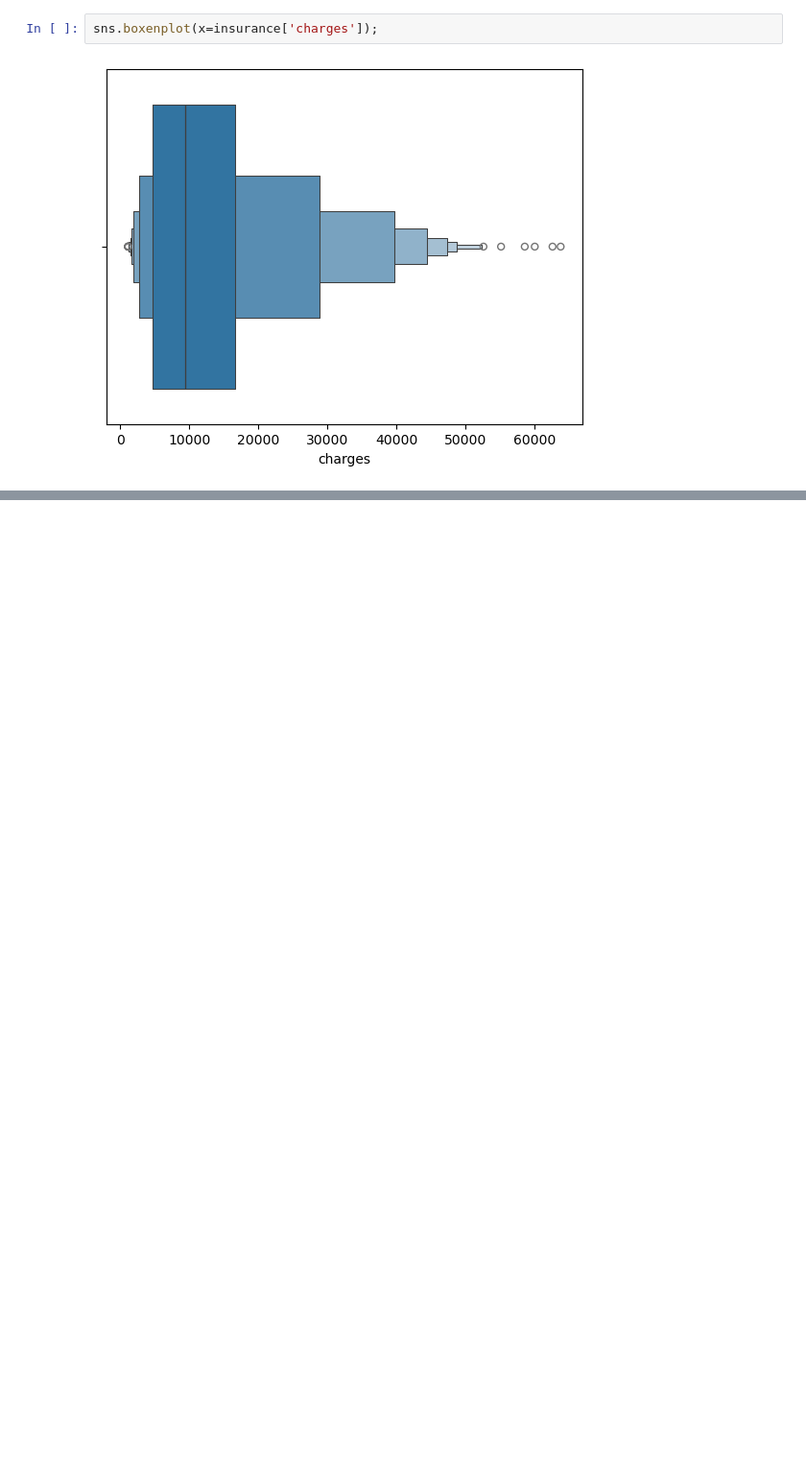
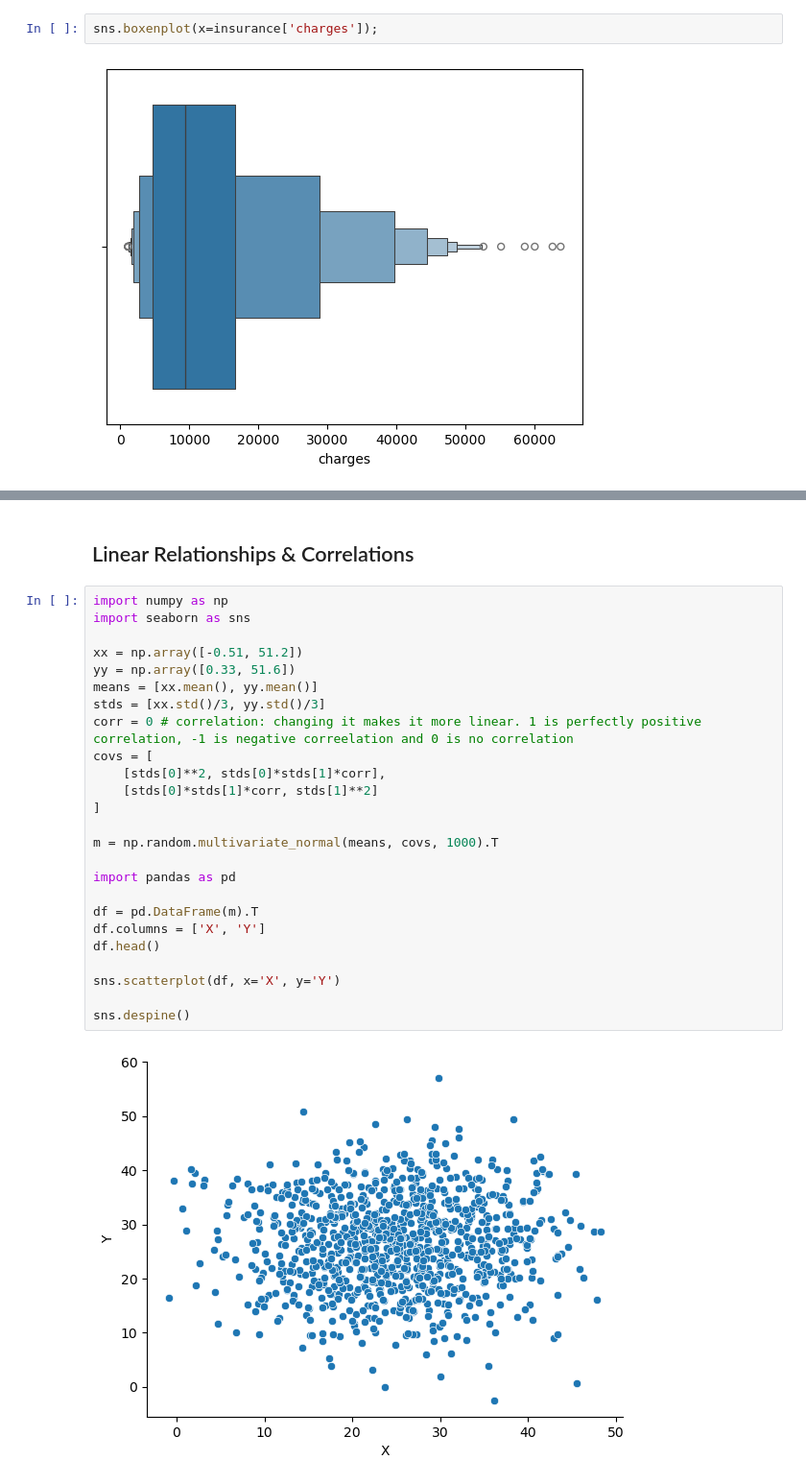
Before and after one commit to Camiloesp/PythonDataScience_SupervisedML, a Jupyter notebook: Regression_and_Forecasting/1_EDA.ipynb, the cells around one changed output, grey strips where cells are left out. Shown: that part at 96% size. Cells and saved outputs as stored; diff of their text form; blank space fills up the shorter version.

Commit message:
Linear Relationships

```diff
--- a/Regression_and_Forecasting/1_EDA.ipynb
+++ b/Regression_and_Forecasting/1_EDA.ipynb
@@ -58,0 +69,29 @@ sns.boxenplot(x=insurance['charges']);
+# %% [markdown]
+## Linear Relationships & Correlations
+# %%
+import numpy as np
+import seaborn as sns
+
+xx = np.array([-0.51, 51.2])
+yy = np.array([0.33, 51.6])
+means = [xx.mean(), yy.mean()]
+stds = [xx.std()/3, yy.std()/3]
+corr = 0 # correlation: changing it makes it more linear. 1 is perfectly positive correlation, -1 is negative correelation and 0 is no correlation
+covs = [
+    [stds[0]**2, stds[0]*stds[1]*corr],
+    [stds[0]*stds[1]*corr, stds[1]**2]
+]
+
+m = np.random.multivariate_normal(means, covs, 1000).T
+
+import pandas as pd
+
+df = pd.DataFrame(m).T
+df.columns = ['X', 'Y']
+df.head()
+
+sns.scatterplot(df, x='X', y='Y')
+
+sns.despine()
+# %% [output]
+[figure, added]
```
Also changed, not shown: parts of 7 cells of this notebook.
